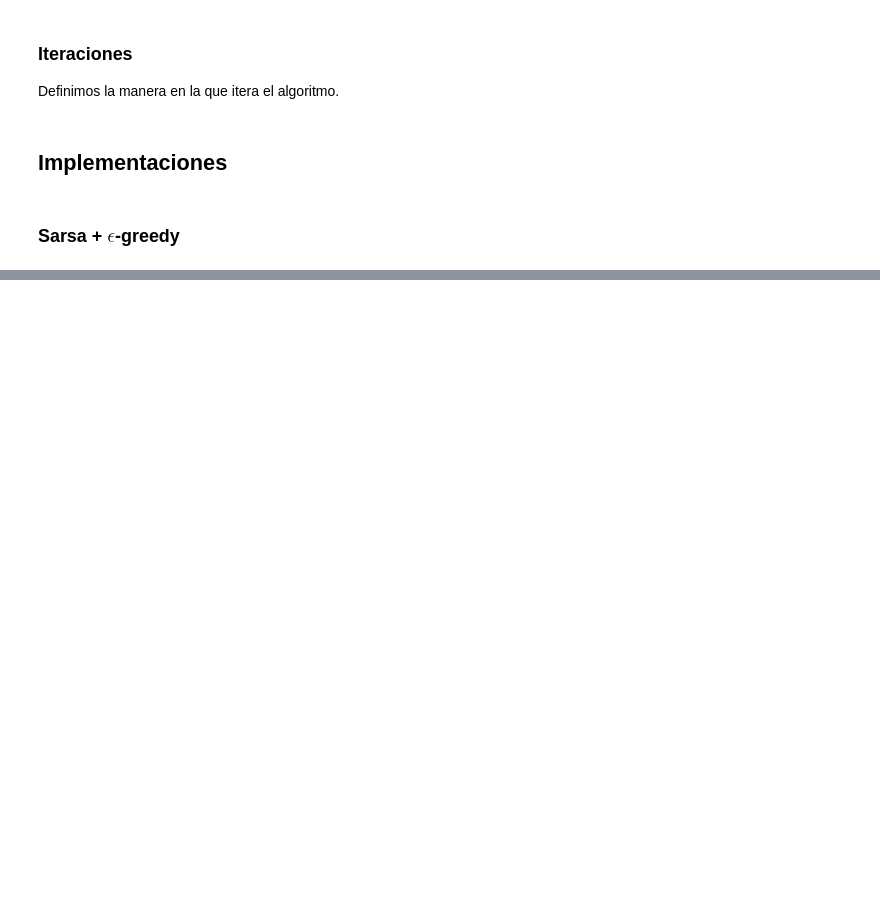
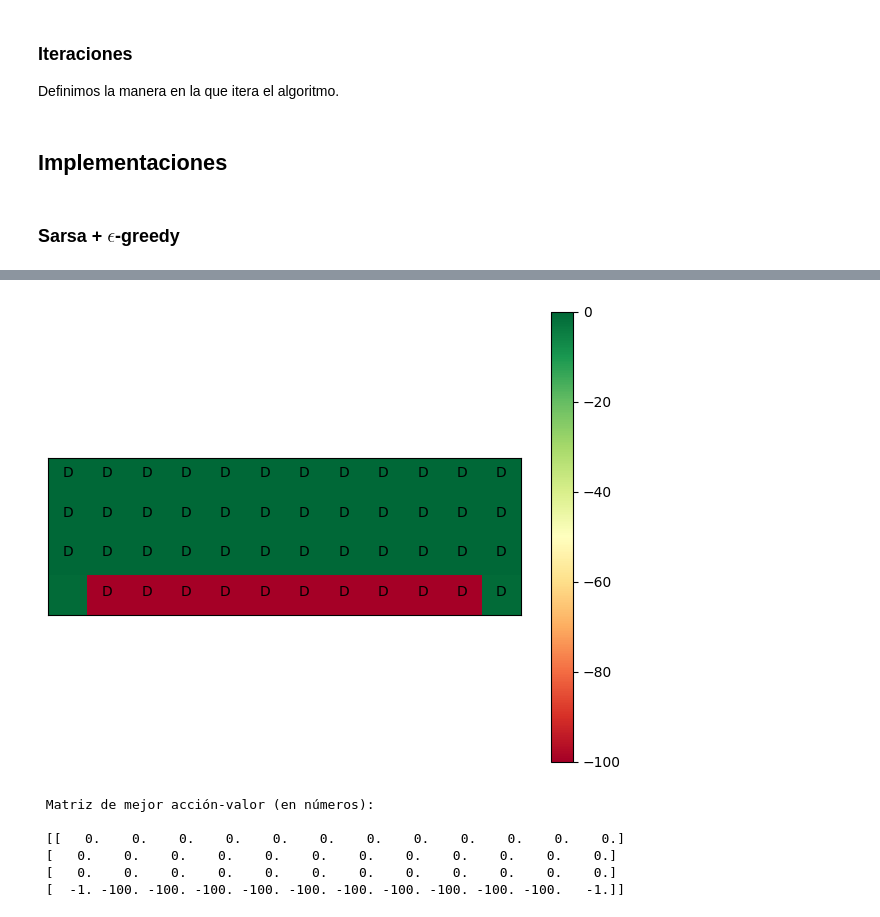
Before and after one commit to Cheva94/Diplo_Opt, a Jupyter notebook: 2_RL/Resolucion_Lab1.ipynb, the cells around one changed output, grey strips where cells are left out. Saved outputs shown, nothing was run; the diff lists cells and outputs as text; code cells hidden in the pictures; blank space fills up the shorter version.

```diff
--- a/2_RL/Resolucion_Lab1.ipynb
+++ b/2_RL/Resolucion_Lab1.ipynb
@@ -200,14 +205,3 @@ def choose_action_e_greedy(state: int,
         i = q_values.index(max_q)
 
     return actions[i]
-# %%
-env = gym.make("CliffWalking-v0", render_mode="human")
-actions = range(env.action_space.n)
-
-q = {'arriba': 1,
-     'derecha': 5,
-     'abajo': 99,
-     'izquierda': -20}
-
-for a in actions:
-    print(q.get(a))
@@ -453,0 +463,10 @@ Por otra parte, cada entorno posee los siguientes tres atributos principales:
+# %%
+draw_value_matrix(q)
+# %% [output]
+[figure, added]
+ Matriz de mejor acción-valor (en números):
+
+ [[   0.    0.    0.    0.    0.    0.    0.    0.    0.    0.    0.    0.]
+ [   0.    0.    0.    0.    0.    0.    0.    0.    0.    0.    0.    0.]
+ [   0.    0.    0.    0.    0.    0.    0.    0.    0.    0.    0.    0.]
+ [  -1. -100. -100. -100. -100. -100. -100. -100. -100. -100. -100.   -1.]]
```
Also changed, not shown: parts of 25 cells of this notebook.
